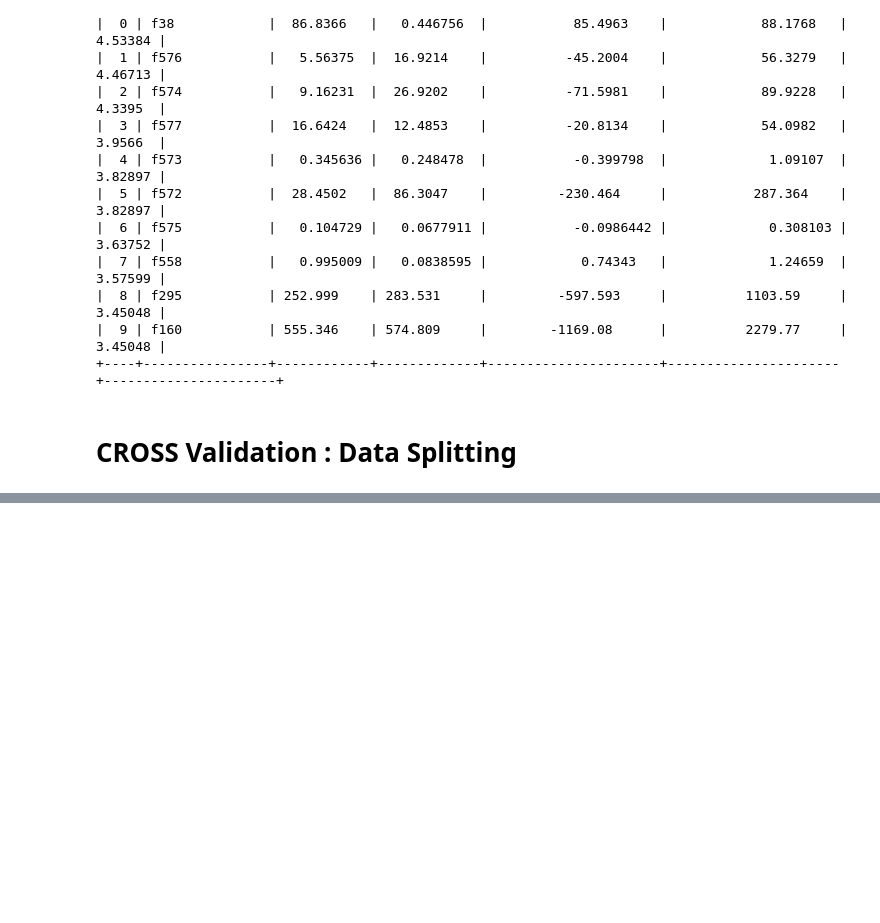
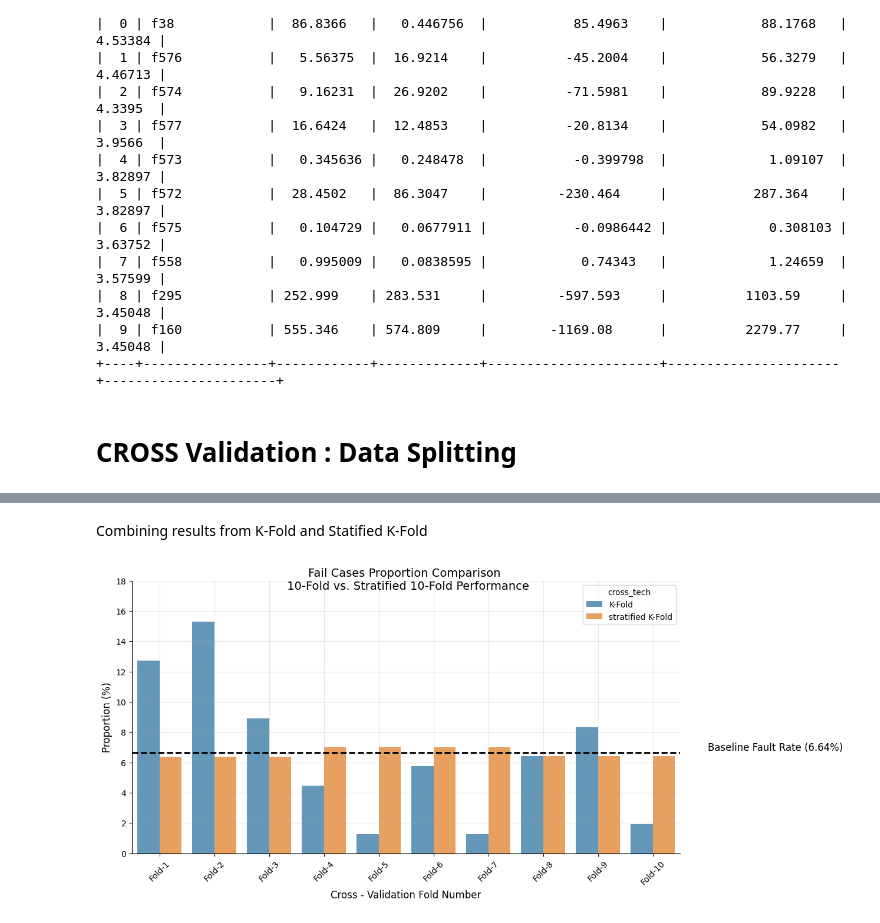
Before and after one commit to krishna1kok/DataCamp-Project, a Jupyter notebook: books/main.ipynb, the cells around one changed output, grey strips where cells are left out. Drawn from its saved outputs; the diff is of its cells as text; code cells hidden in the pictures; blank space fills up the shorter version.

Commit message:
Splitting DataSet using Cross Validation : stratified K-Fold

```diff
--- a/books/main.ipynb
+++ b/books/main.ipynb
@@ -536,0 +620,45 @@ Top 10 sensors by 3-sigma outlier percentage (with thresholds):
+# %% [markdown]
+Combining results from K-Fold and Statified K-Fold
+# %%
+# Combining results from K-Fold and Statified K-Fold
+
+
+results_df_k_stratified['cross_tech'] = 'stratified K-Fold'
+results_df_k['cross_tech'] = 'K-Fold'
+
+results = pd.concat([results_df_k, results_df_k_stratified], ignore_index=True)
+# %%
+# Convert Fold to numerical and categorical for proper plotting
+results['Fold_Num'] = results['Fold'].str.extract('(\d+)').astype(int).astype(str)
+
+plt.figure(figsize=(12, 6))
+
+# Plot bar chart with categorical x-axis
+ax = sns.barplot(x='Fold_Num', y='Proportion', hue='cross_tech',
+                 data=results[(results['Target']==1) & (results['Set']=='Test')], alpha=0.75)
+
+# Add horizontal reference line
+plt.axhline(y=6.64, color='black', linestyle='--', linewidth=2)
+
+# Add text near reference line
+plt.text(x=len(results['Fold_Num'].unique()), y=6.64,
+         s="Baseline Fault Rate (6.64%)", color='black', fontsize=12, verticalalignment='bottom')
+
+sns.despine()
+plt.ylim(0, 18)
+plt.title('Fail Cases Proportion Comparison \n 10-Fold vs. Stratified 10-Fold Performance', fontsize=14, y=0.95)
+plt.ylabel('Proportion (%)', fontsize=12)
+plt.xlabel('Cross - Validation Fold Number', fontsize=12)
+
+# Correct x-tick alignment
+plt.xticks(
+    ticks=ax.get_xticks(),  # Get Seaborn-defined tick positions
+    labels=[f"Fold-{i}" for i in sorted(results['Fold_Num'].astype(int).unique())],
+    ha='center', rotation=45
+)
+
+# Adjust x-axis limits to prevent shifting
+plt.xlim(-0.5, len(results['Fold_Num'].unique()) - 0.5)
+plt.grid(True, alpha=0.3);
+# %% [output]
+[figure, added]
```
Also changed, not shown: parts of 5 cells of this notebook.
